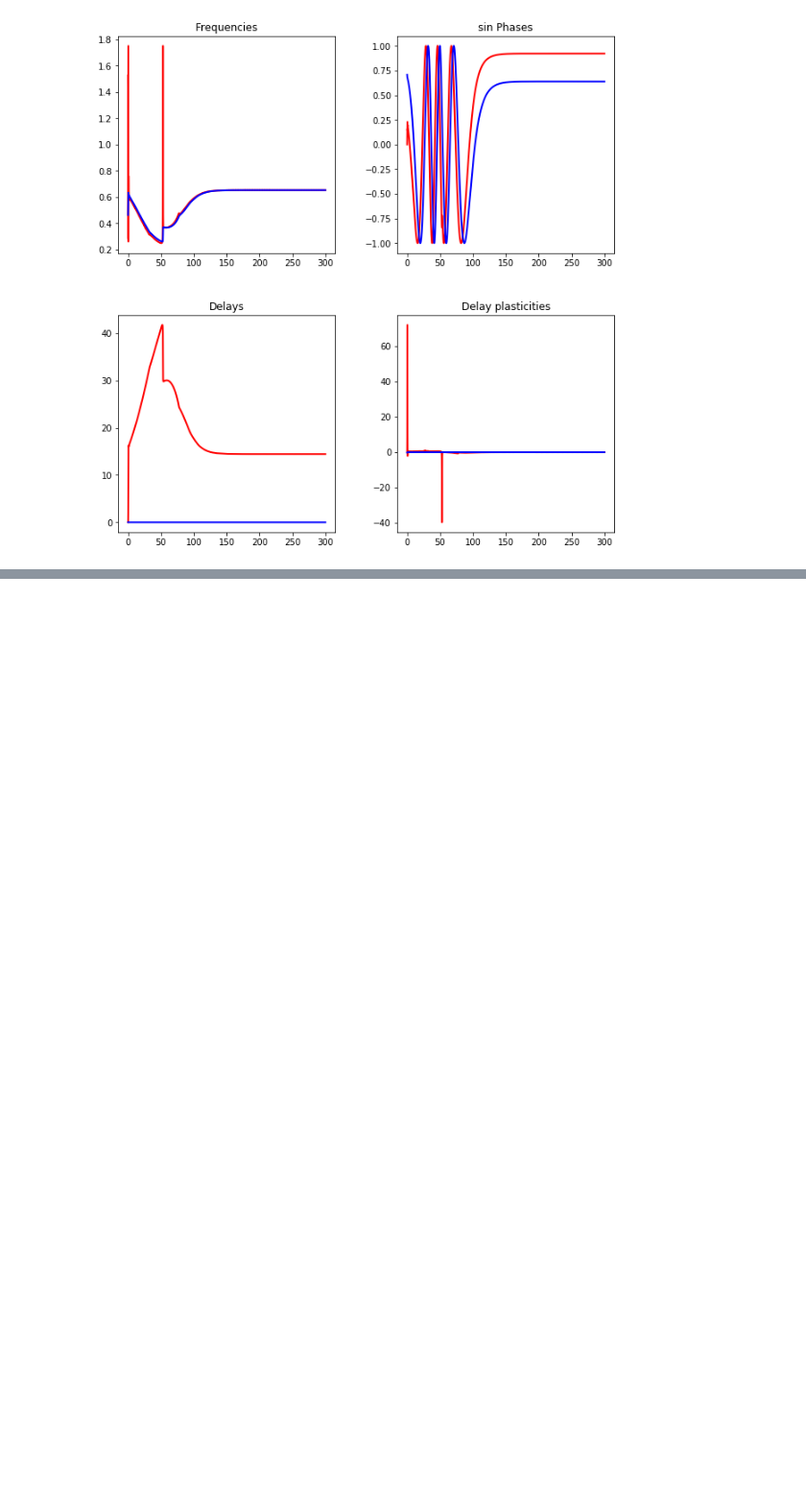
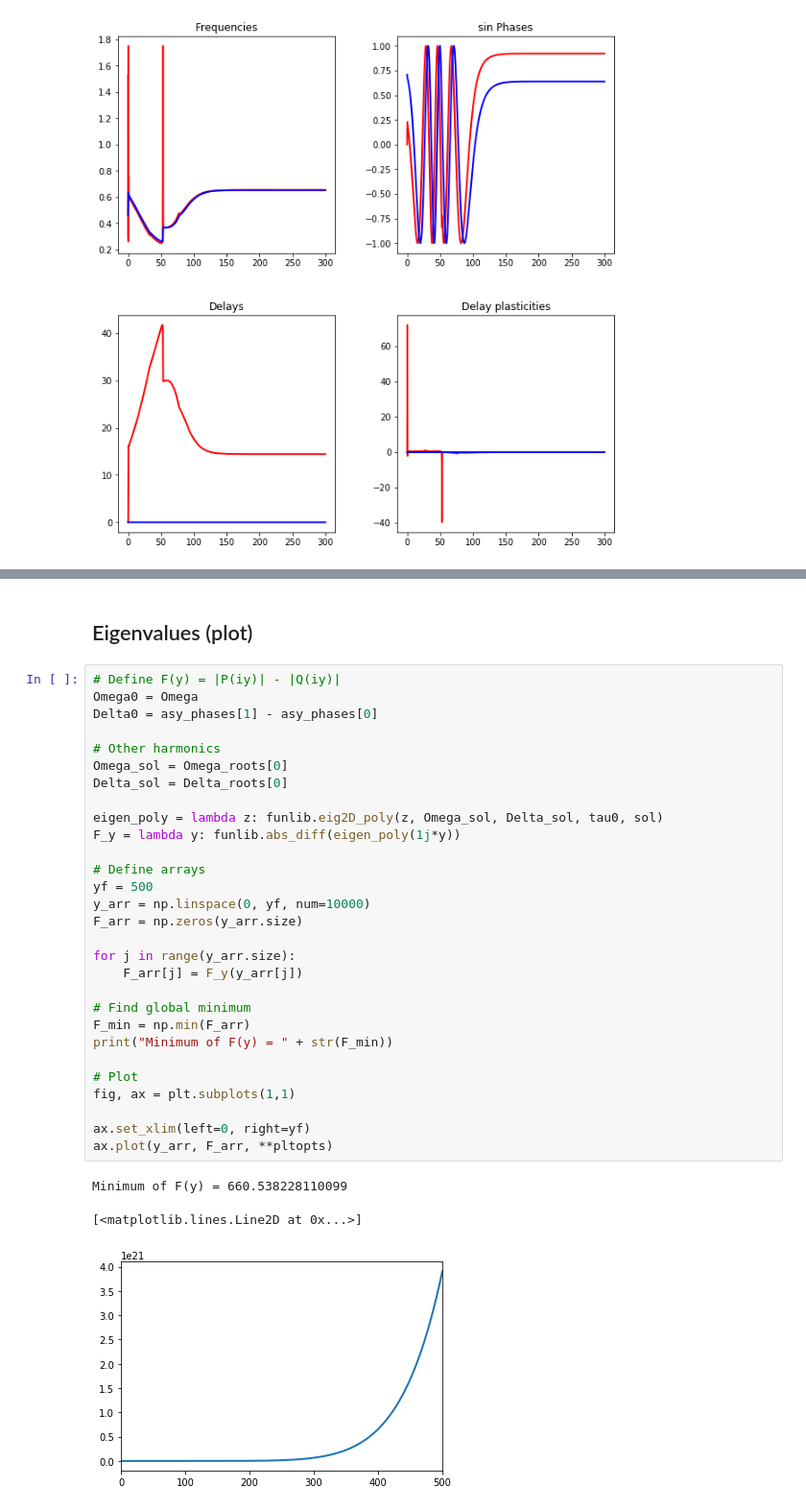
Before and after one commit to parkseo7/KuramotoPlasticDelay, a Jupyter notebook: analysis2D.ipynb, the cells around one changed output, grey strips where cells are left out. Shown at 96% size. Saved outputs shown, nothing was run; the diff lists cells and outputs as text; blank space fills up the shorter version.

```diff
--- a/analysis2D.ipynb
+++ b/analysis2D.ipynb
@@ -150,0 +170,35 @@ print(root_fun(np.array([Omega, Delta1])))
+# %% [markdown]
+## Eigenvalues (plot)
+# %%
+# Define F(y) = |P(iy)| - |Q(iy)|
+Omega0 = Omega
+Delta0 = asy_phases[1] - asy_phases[0]
+
+# Other harmonics
+Omega_sol = Omega_roots[0]
+Delta_sol = Delta_roots[0]
+
+eigen_poly = lambda z: funlib.eig2D_poly(z, Omega_sol, Delta_sol, tau0, sol)
+F_y = lambda y: funlib.abs_diff(eigen_poly(1j*y))
+
+# Define arrays
+yf = 500
+y_arr = np.linspace(0, yf, num=10000)
+F_arr = np.zeros(y_arr.size)
+
+for j in range(y_arr.size):
+    F_arr[j] = F_y(y_arr[j])
+
+# Find global minimum
+F_min = np.min(F_arr)
+print("Minimum of F(y) = " + str(F_min))
+
+# Plot
+fig, ax = plt.subplots(1,1)
+
+ax.set_xlim(left=0, right=yf)
+ax.plot(y_arr, F_arr, **pltopts)
+# %% [output]
+Minimum of F(y) = 660.538228110099
+[<matplotlib.lines.Line2D at 0x...>]
+[figure, added]
```
Also changed, not shown: parts of 10 cells of this notebook, 1 other file.
